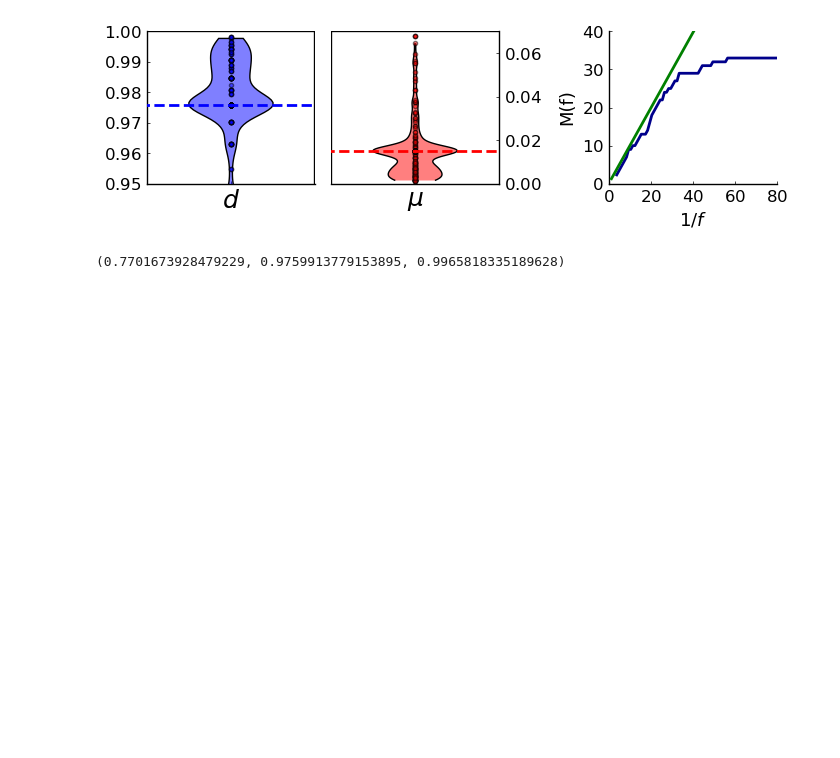
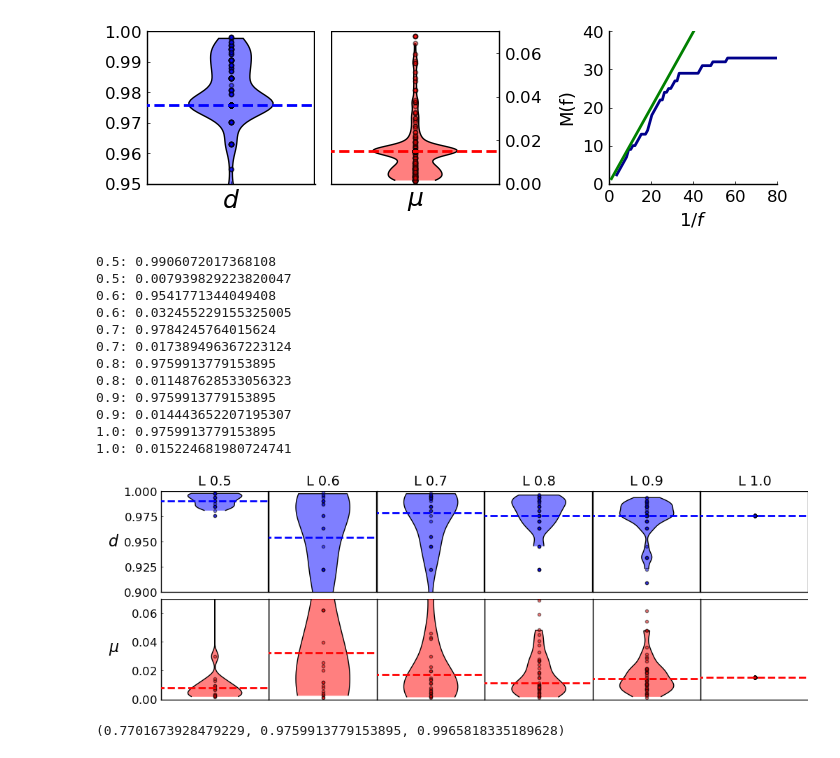
Before and after one commit to aangaji/Turnover, a Jupyter notebook: turnover_expdata_Ling.ipynb, the cells around one changed output. Drawn from its saved outputs; the diff is of its cells as text; code cells hidden in the pictures; blank space fills up the shorter version.

Commit message:
updated figures

```diff
--- a/turnover_expdata_Ling.ipynb
+++ b/turnover_expdata_Ling.ipynb
@@ -1,5 +1,5 @@
 # %%
-projectdir = "C:/Users/ArmanAngaji/OneDrive - Universität zu Köln/Dokumente/Uni-Köln/Masterarbeit/Workspace/Julia_Master/MasterProject_Julia/"
+projectdir = joinpath(Base.homedir(), "sciebo/Master/Workspace/Julia_Master/MasterProject_Julia")
 cd(projectdir)
 using Pkg; Pkg.activate(pwd())
 
@@ -10,8 +10,8 @@ pyplot()
 try
     Turnover
 catch e
-    include(projectdir*"Turnover/src/Turnover.jl")
-    include(projectdir*"Turnover/src/test.jl")
+    include(joinpath(projectdir,"Turnover/src/Turnover.jl"))
+    include(joinpath(projectdir,"Turnover/src/test.jl"))
     using .Turnover
 end
 try
@@ -181,6 +188,20 @@ mus = []
         end
     end
 end
+# %%
+path = joinpath(projectdir, "Turnover", "turnover_data", "Ling_inference_results_coinc.bson")
+
+# SAVE RESULTS
+
+# bson(path,
+#     Dict( "data" => "Ling", "clustering"=>"coinc", "min_samples"=>min_samples, "N"=>N,
+#         "ds"=>ds, "mus"=>mus, "subsampling_rate_L"=>Ls)
+#     )
+
+# LOAD RESULTS
+
+results = BSON.load(path)
+ds, mus, Ls = results["ds"], results["mus"], results["subsampling_rate_L"];
 # %%
 Random.seed!(1122)
 ds = []
@@ -777,0 +803,60 @@ plot!(p[end], 1:80, x-> x*median(ds)/(1-median(mus)), lw=2., lab="", c=:green)
+# %%
+L_unique=unique(Ls)
+
+p = plot(layout=(2,length(L_unique)), size=(length(L_unique)*170, 330),
+    legend=:none, grid=false, ytickfontsize=12, margin=0Plots.mm, xticks=:none, ylabelfontsize=16, yguidefontrotation=-90)
+annotate!(p[1,1], -.5, .95, (L"d", 16), leftmargin=10Plots.mm,)
+annotate!(p[2,1], -.5, .035, (L"\mu", 16), leftmargin=10Plots.mm,)
+
+for (i,L) in enumerate(L_unique)
+    mask = Ls .== L
+
+    ds_, mus_ = ds[[mask]...], mus[[mask]...]
+    plot!(p[1,i], title="L $L")
+
+    ylim = (0.9, 1.0)
+    xlim = (0.2, 1.8)
+    plot!(p[1,i], legend=:none, xlim=xlim, ylim=ylim)
+    hline!(p[1,i], [ylim[2]], c=:black, lw=1.7)
+    vline!(p[1,i], [xlim[2]], c=:black, lw=1.7)
+    if L < 1.
+        violin!(p[1,i], [1], ds_[ ds_ .> quantile(ds_, 0.1)], c=:blue, fillalpha=0.5)
+    elseif L == 1.
+        violin!(p[1,i], [1], ds_, c=:blue, fillalpha=0.5)
+    end
+    scatter!(p[1,i], [1], ds_, c=:blue, alpha=0.5, ms = 3)
+    hline!(p[1,i], [median(ds_)], c=:blue, lw=2., style=:dash)
+    println(L, ": ", median(ds_))
+    i>1 && plot!(p[1,i], yticks=:none)
+
+    xlim = (0.2, 1.8)
+    ylim = (0.0, 0.07)
+    yticks = range(ylim..., step=0.02)
+    plot!(p[2,i], legend=:none, xlim=xlim, ylim=ylim, yticks=yticks)
+    hline!(p[2,i], [ylim[2]], c=:black, lw=1.7)
+    vline!(p[2,i], [xlim[1]], c=:black, lw=1.7)
+    if L < 1.
+        violin!(p[2,i], [1], mus_[ mus_ .< quantile(mus_, 0.9)], c=:red, fillalpha=0.5)
+    elseif L == 1.
+        violin!(p[2,i], [1], mus_, c=:red, fillalpha=0.5)
+    end
+    scatter!(p[2,i], [1], mus_, c=:red, alpha=0.5, ms = 3)
+    hline!(p[2,i], [median(mus_)], c=:red, lw=2., style=:dash)
+    println(L, ": ", median(mus_))
+    i>1 && plot!(p[2,i], yticks=:none)
+end
+p
+# %% [output]
+0.5: 0.9906072017368108
+0.5: 0.007939829223820047
+0.6: 0.9541771344049408
+0.6: 0.032455229155325005
+0.7: 0.9784245764015624
+0.7: 0.017389496367223124
+0.8: 0.9759913779153895
+0.8: 0.011487628533056323
+0.9: 0.9759913779153895
+0.9: 0.014443652207195307
+1.0: 0.9759913779153895
+1.0: 0.015224681980724741
+[figure, added]
```
Also changed, not shown: parts of 6 cells of this notebook, 22 other files.
